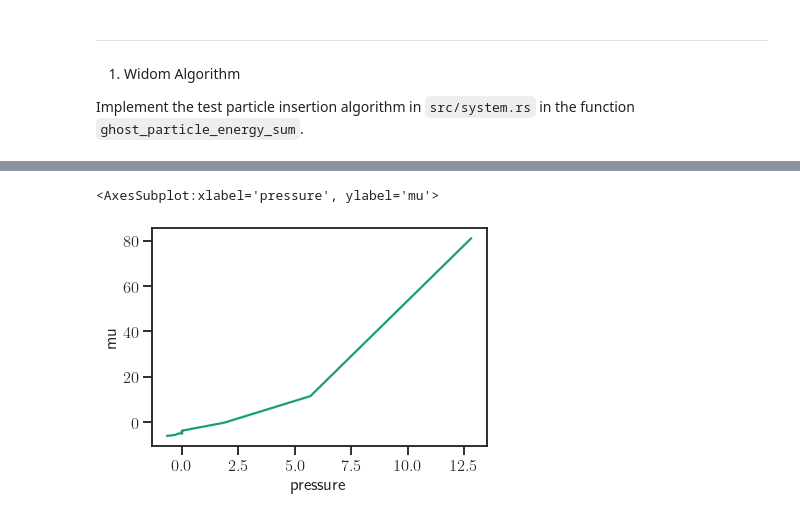
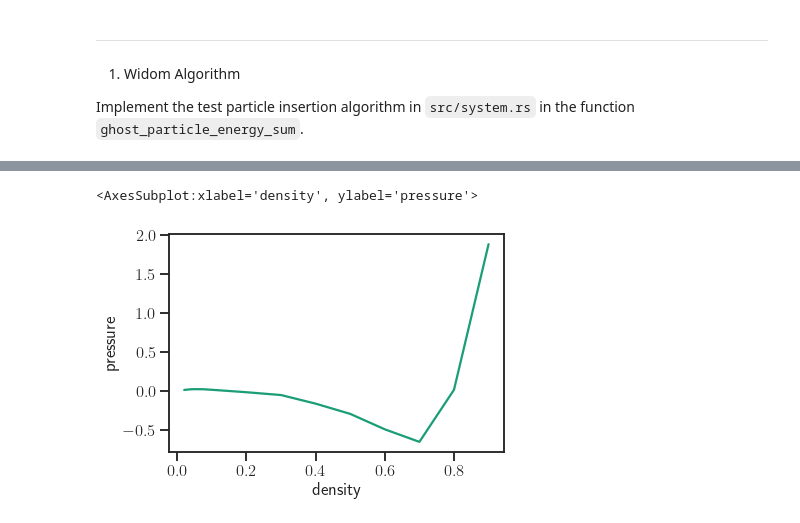
Before and after one commit to g-bauer/sargas, a Jupyter notebook: example/Assignment2.ipynb, the cells around one changed output, grey strips where cells are left out. Cells and saved outputs as stored; diff of their text form; code cells hidden in the pictures.

Commit message:
Changes to plots

```diff
--- a/example/Assignment2.ipynb
+++ b/example/Assignment2.ipynb
@@ -256,6 +270,8 @@ for (temperature, density), (props, mus) in results.items():
 # %%
 df = pd.DataFrame(summary)
 df = df.drop(index=0)
+df = df.drop(index=16)
+df = df.drop(index=15)
 df
 # %% [output]
 |  | temperature | density | pressure | energy | mu |
@@ -278,5 +300,5 @@ df
 # %%
-sns.lineplot(data=df, y="mu", x="pressure")
+sns.lineplot(data=df, y="pressure", x="density")
 # %% [output]
-<AxesSubplot:xlabel='pressure', ylabel='mu'>
+<AxesSubplot:xlabel='density', ylabel='pressure'>
-[figure, old version]
+[figure, new version]
```
Also changed, not shown: parts of 4 cells of this notebook, 1 other file.
